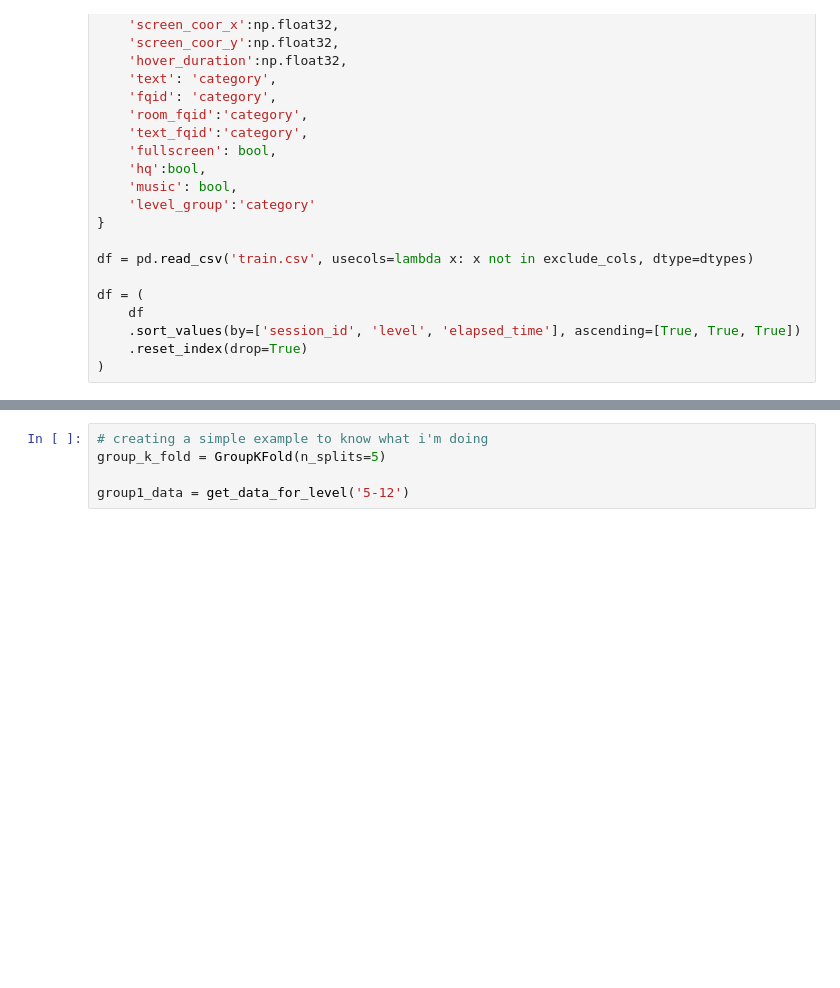
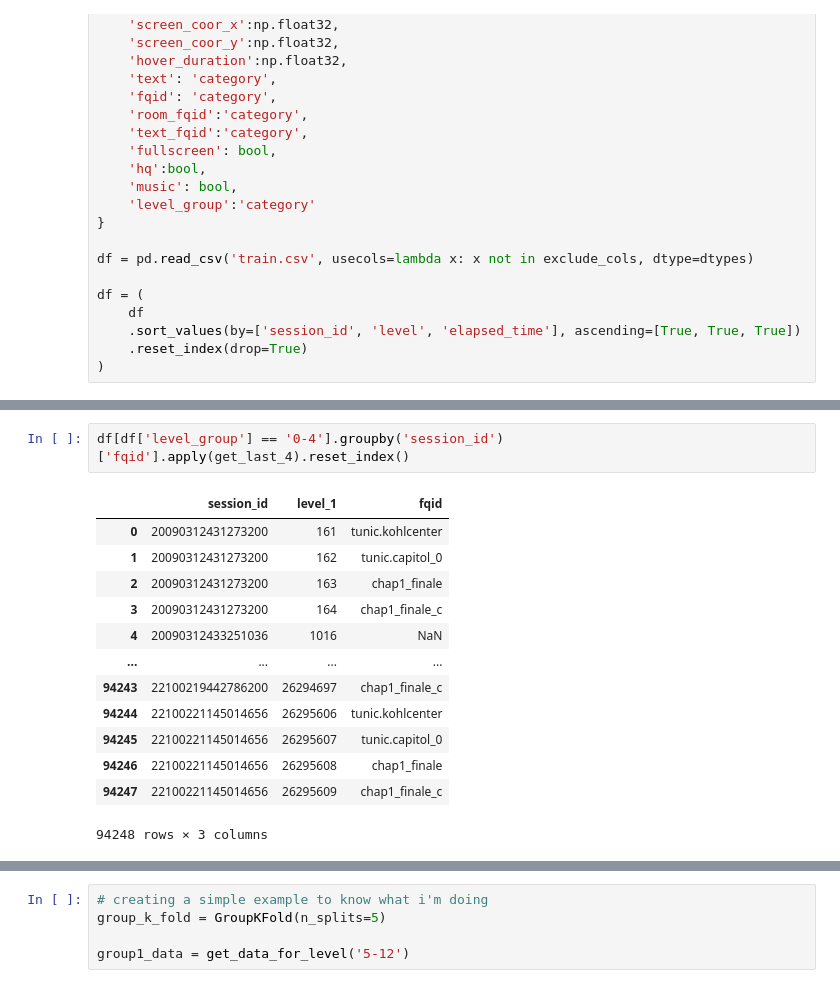
Before and after one commit to yaobviously/kaggle_predict_students, a Jupyter notebook: training_model.ipynb, the cells around one changed output, grey strips where cells are left out. Drawn from its saved outputs; the diff is of its cells as text; blank space fills up the shorter version.

```diff
--- a/training_model.ipynb
+++ b/training_model.ipynb
@@ -84,3 +117,19 @@ df = (
+# %%
+df[df['level_group'] == '0-4'].groupby('session_id')['fqid'].apply(get_last_4).reset_index()
+# %% [output]
+|  | session_id | level_1 | fqid |
+| 0 | 20090312431273200 | 161 | tunic.kohlcenter |
+| 1 | 20090312431273200 | 162 | tunic.capitol_0 |
+| 2 | 20090312431273200 | 163 | chap1_finale |
+| 3 | 20090312431273200 | 164 | chap1_finale_c |
+| 4 | 20090312433251036 | 1016 | NaN |
+| ... | ... | ... | ... |
+| 94243 | 22100219442786200 | 26294697 | chap1_finale_c |
+| 94244 | 22100221145014656 | 26295606 | tunic.kohlcenter |
+| 94245 | 22100221145014656 | 26295607 | tunic.capitol_0 |
+| 94246 | 22100221145014656 | 26295608 | chap1_finale |
+| 94247 | 22100221145014656 | 26295609 | chap1_finale_c |
+94248 rows × 3 columns
 # %%
 def get_data_for_level(level_group=None, labels_df=labels_df):
     "gets group-level data to train models for each question"
```
Also changed, not shown: parts of 13 cells of this notebook.
